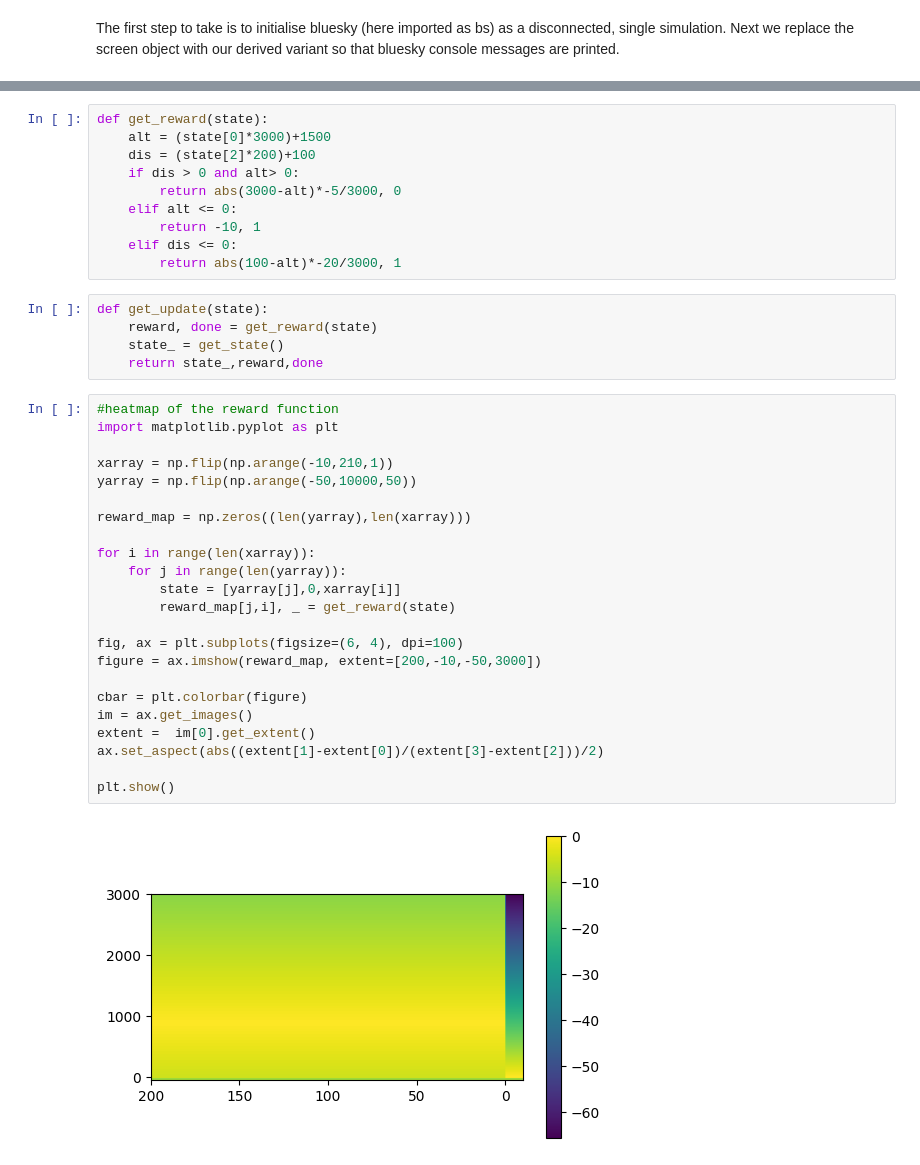
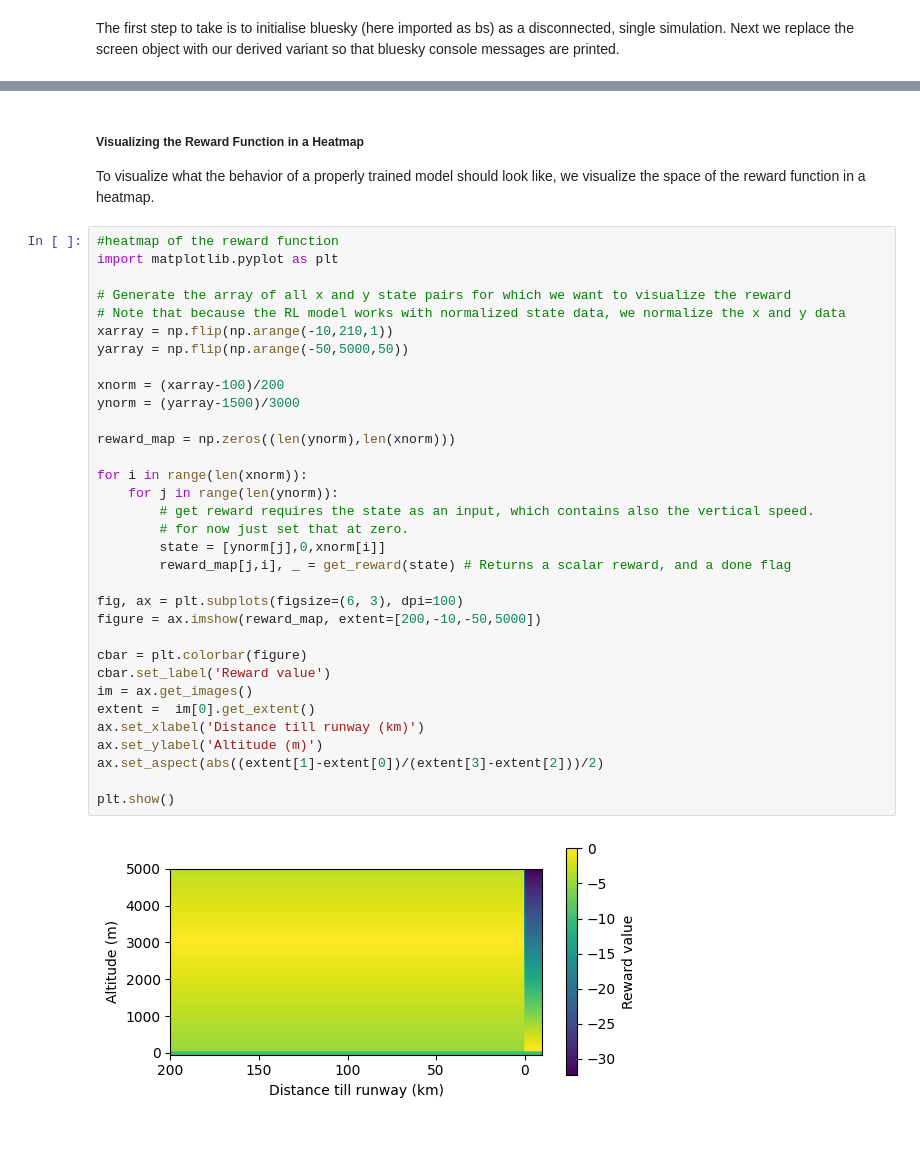
Before and after one commit to jangroter/BSRLNotebook, a Jupyter notebook: ExampleNotebook.ipynb, the cells around one changed output, grey strips where cells are left out. Saved outputs shown, nothing was run; the diff lists cells and outputs as text; blank space fills up the shorter version.

```diff
--- a/ExampleNotebook.ipynb
+++ b/ExampleNotebook.ipynb
@@ -71,40 +50,38 @@ def get_state():
-# %%
-def get_reward(state):
-    alt = (state[0]*3000)+1500
-    dis = (state[2]*200)+100
-    if dis > 0 and alt> 0:
-        return abs(3000-alt)*-5/3000, 0
-    elif alt <= 0:
-        return -10, 1
-    elif dis <= 0:
-        return abs(100-alt)*-20/3000, 1
-# %%
-def get_update(state):
-    reward, done = get_reward(state)
-    state_ = get_state()
-    return state_,reward,done
+# %% [markdown]
+##### Visualizing the Reward Function in a Heatmap
+To visualize what the behavior of a properly trained model should look like, we visualize the space of the reward function in a heatmap.
 # %%
 #heatmap of the reward function
 import matplotlib.pyplot as plt
 
+# Generate the array of all x and y state pairs for which we want to visualize the reward
+# Note that because the RL model works with normalized state data, we normalize the x and y data
 xarray = np.flip(np.arange(-10,210,1))
-yarray = np.flip(np.arange(-50,10000,50))
+yarray = np.flip(np.arange(-50,5000,50))
 
-reward_map = np.zeros((len(yarray),len(xarray)))
+xnorm = (xarray-100)/200
+ynorm = (yarray-1500)/3000
 
-for i in range(len(xarray)):
-    for j in range(len(yarray)):
-        state = [yarray[j],0,xarray[i]]
-        reward_map[j,i], _ = get_reward(state)
+reward_map = np.zeros((len(ynorm),len(xnorm)))
 
-fig, ax = plt.subplots(figsize=(6, 4), dpi=100)
-figure = ax.imshow(reward_map, extent=[200,-10,-50,3000])
+for i in range(len(xnorm)):
+    for j in range(len(ynorm)):
+        # get reward requires the state as an input, which contains also the vertical speed.
+        # for now just set that at zero.
+        state = [ynorm[j],0,xnorm[i]]
+        reward_map[j,i], _ = get_reward(state) # Returns a scalar reward, and a done flag
+
+fig, ax = plt.subplots(figsize=(6, 3), dpi=100)
+figure = ax.imshow(reward_map, extent=[200,-10,-50,5000])
 
 cbar = plt.colorbar(figure)
+cbar.set_label('Reward value')
 im = ax.get_images()
 extent =  im[0].get_extent()
+ax.set_xlabel('Distance till runway (km)')
+ax.set_ylabel('Altitude (m)')
 ax.set_aspect(abs((extent[1]-extent[0])/(extent[3]-extent[2]))/2)
 
 plt.show()
 # %% [output]
-[figure, old version]
+[figure, new version]
```
Also changed, not shown: parts of 15 cells of this notebook, 4 other files.
